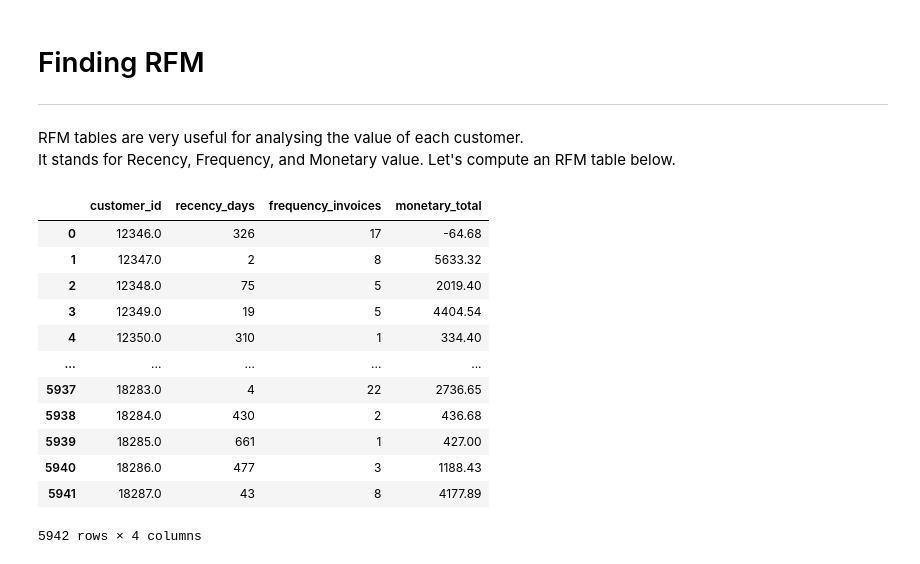
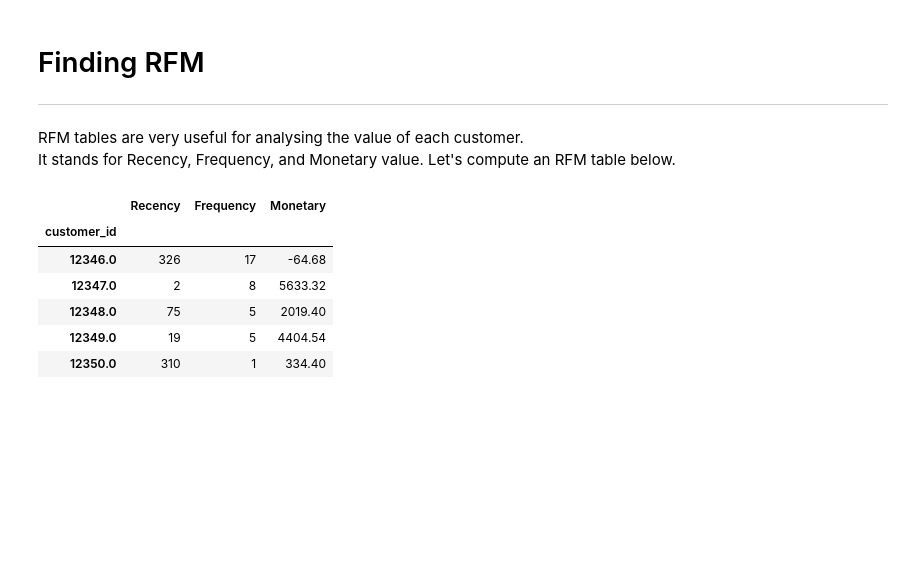
Before and after one commit to jarviscanada/jarvis_data_eng_AhmedAmer, a Jupyter notebook: python_data_analytics/retail_analysis.ipynb, the cells around one changed output. Saved outputs shown, nothing was run; the diff lists cells and outputs as text; code cells hidden in the pictures; blank space fills up the shorter version.

```diff
--- a/python_data_analytics/retail_analysis.ipynb
+++ b/python_data_analytics/retail_analysis.ipynb
@@ -380,32 +380,26 @@ It stands for Recency, Frequency, and Monetary value. Let's compute an RFM table
 # %%
 # Need latest date of purchase + 1 for recency calculation
 recency_helper = retail_df['invoice_date'].max() + pd.Timedelta(days = 1)
 
 # RFM
 retail_df_rfm = retail_df.groupby('customer_id').agg(
-  recency_days = (
+  Recency = (
     'invoice_date', lambda x : (recency_helper - x.max()).days
   ),
-  frequency_invoices = (
+  Frequency = (
     'invoice_no', 'nunique'
   ),
-  monetary_total = (
+  Monetary = (
     'transaction_total', 'sum'
   )
-).reset_index()
+)
 
-retail_df_rfm
+retail_df_rfm.head(5)
 # %% [output]
-|  | customer_id | recency_days | frequency_invoices | monetary_total |
-| 0 | 12346.0 | 326 | 17 | -64.68 |
-| 1 | 12347.0 | 2 | 8 | 5633.32 |
-| 2 | 12348.0 | 75 | 5 | 2019.40 |
-| 3 | 12349.0 | 19 | 5 | 4404.54 |
-| 4 | 12350.0 | 310 | 1 | 334.40 |
-| ... | ... | ... | ... | ... |
-| 5937 | 18283.0 | 4 | 22 | 2736.65 |
-| 5938 | 18284.0 | 430 | 2 | 436.68 |
-| 5939 | 18285.0 | 661 | 1 | 427.00 |
-| 5940 | 18286.0 | 477 | 3 | 1188.43 |
-| 5941 | 18287.0 | 43 | 8 | 4177.89 |
+|  | Recency | Frequency | Monetary |
+| customer_id |  |  |  |
+| 12346.0 | 326 | 17 | -64.68 |
+| 12347.0 | 2 | 8 | 5633.32 |
+| 12348.0 | 75 | 5 | 2019.40 |
+| 12349.0 | 19 | 5 | 4404.54 |
+| 12350.0 | 310 | 1 | 334.40 |
-5942 rows × 4 columns
```
Also changed, not shown: parts of 6 cells of this notebook.
